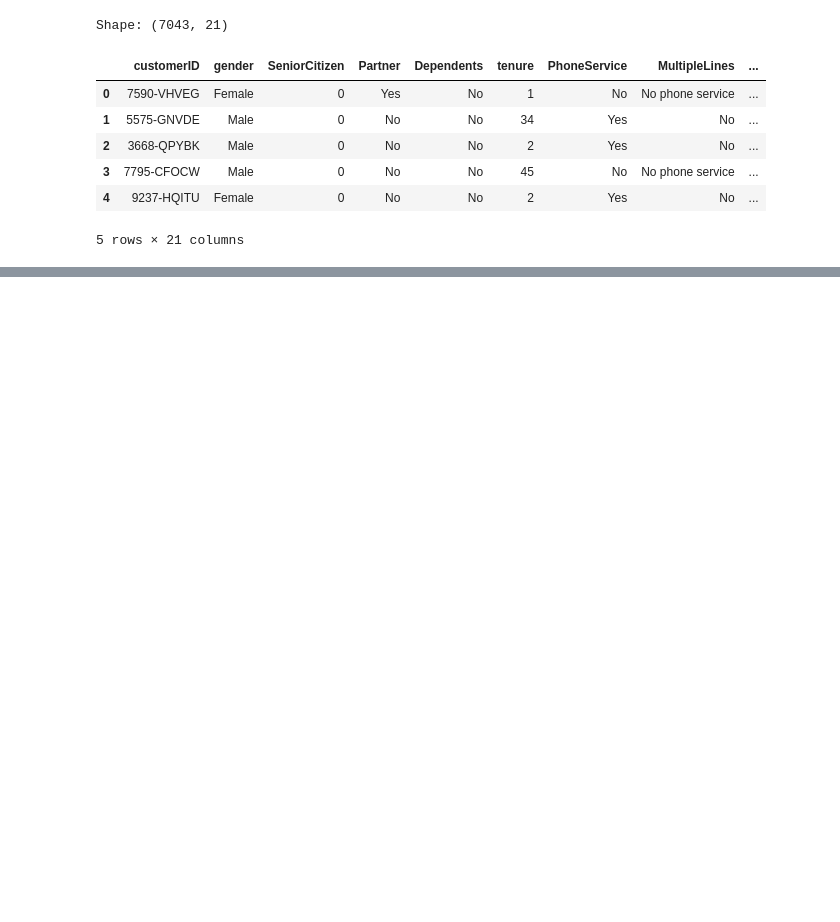
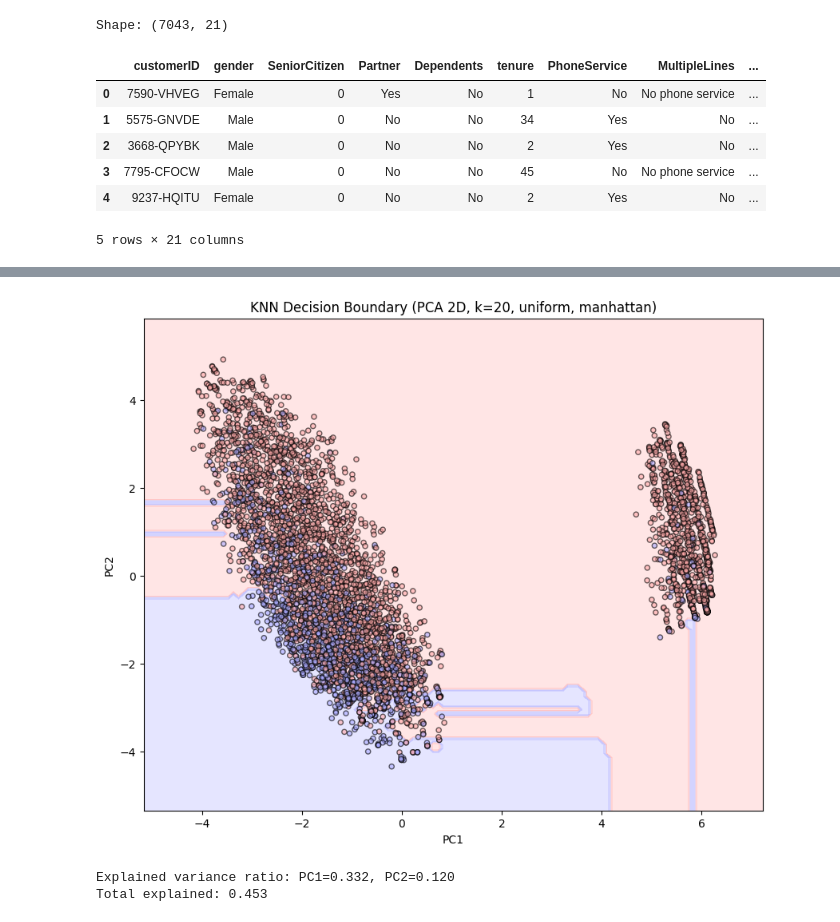
Before and after one commit to Tisha-choksi/analyses, a Jupyter notebook: customer_churn/knn.ipynb, the cells around one changed output, grey strips where cells are left out. Cells and saved outputs as stored; diff of their text form; code cells hidden in the pictures; blank space fills up the shorter version.

```diff
--- a/customer_churn/knn.ipynb
+++ b/customer_churn/knn.ipynb
@@ -201,0 +262,31 @@ F1-score: 0.5783582089552238
+# %%
+pca2 = PCA(n_components=2, random_state=42)
+X_train_2d = pca2.fit_transform(X_train_s)
+X_test_2d = pca2.transform(X_test_s)
+
+knn_2d = KNeighborsClassifier(n_neighbors=best_k, weights=best_w, metric=best_m)
+knn_2d.fit(X_train_2d, y_train)
+
+x_min, x_max = X_train_2d[:, 0].min() - 1, X_train_2d[:, 0].max() + 1
+y_min, y_max = X_train_2d[:, 1].min() - 1, X_train_2d[:, 1].max() + 1
+xx, yy = np.meshgrid(np.arange(x_min, x_max, 0.1),
+                     np.arange(y_min, y_max, 0.1))
+Z = knn_2d.predict(np.c_[xx.ravel(), yy.ravel()])
+Z = Z.reshape(xx.shape)
+
+colors = ListedColormap(['#FFAAAA', '#AAAAFF'])
+plt.figure(figsize=(10, 8))
+plt.contourf(xx, yy, Z, alpha=0.3, cmap=colors)
+scatter = plt.scatter(X_train_2d[:, 0], X_train_2d[:, 1],
+            c=y_train, cmap=colors, edgecolor='k', s=20, alpha=0.6)
+plt.xlabel('PC1')
+plt.ylabel('PC2')
+plt.title(f'KNN Decision Boundary (PCA 2D, k={best_k}, {best_w}, {best_m})')
+plt.show()
+
+print(f'Explained variance ratio: PC1={pca2.explained_variance_ratio_[0]:.3f}, PC2={pca2.explained_variance_ratio_[1]:.3f}')
+print(f'Total explained: {pca2.explained_variance_ratio_.sum():.3f}')
+# %% [output]
+[figure, added]
+Explained variance ratio: PC1=0.332, PC2=0.120
+Total explained: 0.453
```
Also changed, not shown: parts of 32 cells of this notebook.
